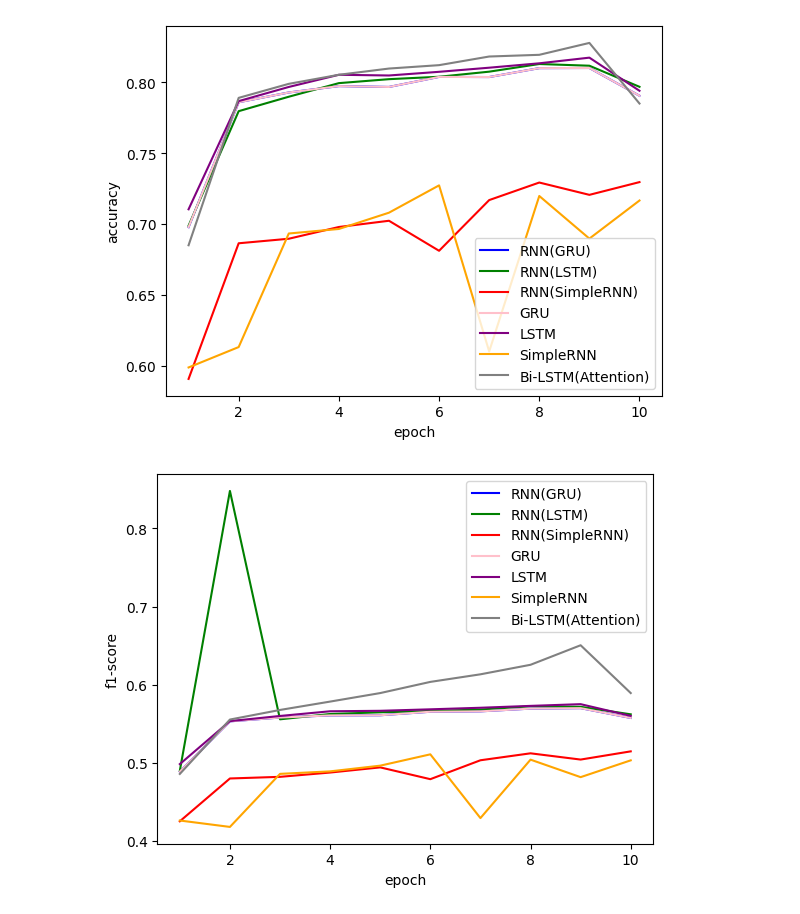
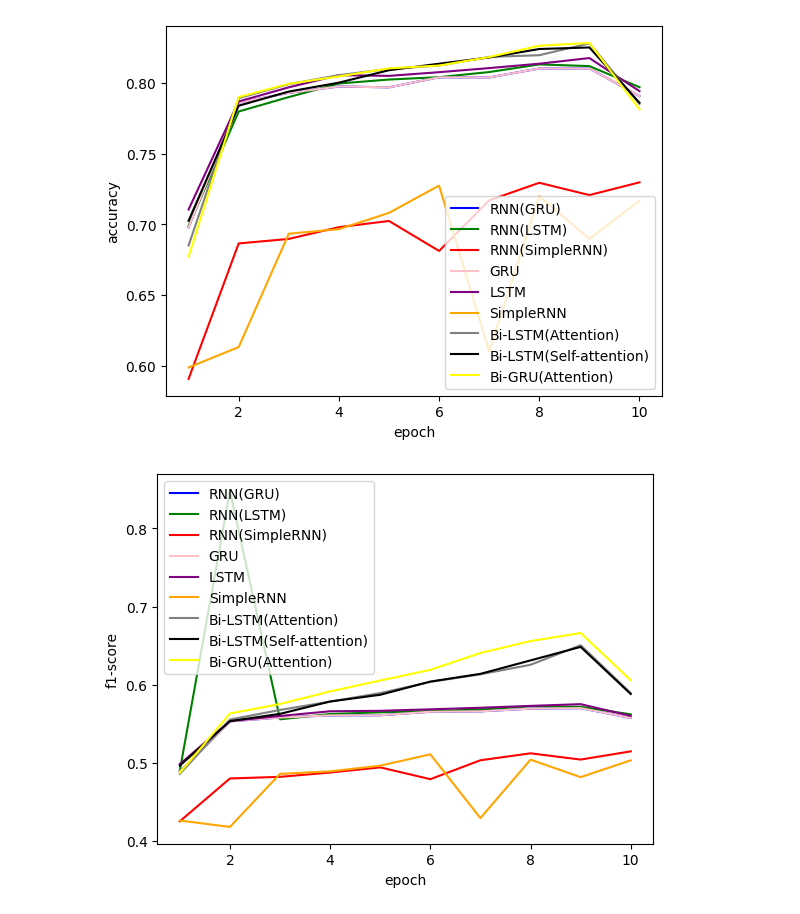
Before and after one commit to Mech-Who/SentimentAnalysis, a Jupyter notebook: draw_img.ipynb, the cells around one changed output. Saved outputs shown, nothing was run; the diff lists cells and outputs as text; code cells hidden in the pictures.

```diff
--- a/draw_img.ipynb
+++ b/draw_img.ipynb
@@ -23,8 +23,8 @@ plt.plot(x, gru[:len(x)], label='GRU', color='pink')
 plt.plot(x, lstm[:len(x)], label='LSTM', color='purple')
 plt.plot(x, simple_rnn[:len(x)], label='SimpleRNN', color='orange')
 plt.plot(x, bi_lstm_attention[:len(x)], label='Bi-LSTM(Attention)', color='gray')
-# plt.plot(x, bi_lstm_self_attention[:len(x)], label='Bi-LSTM(Self-attention)', color='black')
-# plt.plot(x, bi_gru_attention[:len(x)], label='Bi-GRU(Attention)', color='yellow')
+plt.plot(x, bi_lstm_self_attention[:len(x)], label='Bi-LSTM(Self-attention)', color='black')
+plt.plot(x, bi_gru_attention[:len(x)], label='Bi-GRU(Attention)', color='yellow')
 
 # 添加图例
 plt.legend()
@@ -34,7 +34,7 @@ plt.ylabel("accuracy")
 # 显示图表
 plt.show()
 # %% [output]
-[figure, old version]
+[figure, new version]
 # %%
 import matplotlib.pyplot as plt
 
@@ -42,36 +42,36 @@ import matplotlib.pyplot as plt
 x = range(1, 11)
 
 # f1-score
 rnn_gru = [0.4888 ,0.5531, 0.558, 0.5607, 0.5609, 0.5654, 0.5659, 0.5694, 0.57, 0.5575]
 rnn_lstm = [0.4899, 0.848, 0.5557, 0.5625, 0.5647, 0.5663, 0.5682, 0.5724, 0.5717, 0.5621]
 rnn_simgle = [0.4252, 0.48, 0.4821, 0.4876, 0.4942, 0.4791 ,0.5033, 0.5122 ,0.5042, 0.5147]
 gru = [0.4888, 0.5531, 0.558, 0.5607, 0.5609, 0.5654, 0.5659, 0.5694, 0.57, 0.5575]
 lstm = [0.4984, 0.5534, 0.56, 0.566, 0.5666, 0.5685, 0.5705, 0.5729, 0.5751, 0.5601]
 simple_rnn = [0.4262, 0.418, 0.4859, 0.4891, 0.4964, 0.5109, 0.4293, 0.5041, 0.4817, 0.5032]
 bi_lstm_attention = [0.4858, 0.5554, 0.5677, 0.5784, 0.5893, 0.6036, 0.6133, 0.6255, 0.6505, 0.5893]
 bi_lstm_self_attention = [0.4965, 0.5534, 0.5627, 0.5785, 0.5871, 0.604, 0.6139, 0.6311, 0.6484, 0.5881, 0.5891]
 bi_gru_attention = [0.4872, 0.5631, 0.5753, 0.5914, 0.6054, 0.619, 0.6406, 0.6558, 0.6662, 0.6058, 0.6051]
 
 # 绘制 6 条折线图
 plt.plot(x, rnn_gru[:len(x)], label='RNN(GRU)', color='blue')  # 线条为虚线，颜色为蓝色
 plt.plot(x, rnn_lstm[:len(x)], label='RNN(LSTM)', color='green')  # 线条为点划线，颜色为绿色
 plt.plot(x, rnn_simgle[:len(x)], label='RNN(SimpleRNN)', color='red')  # 线条为点线，颜色为红色
 plt.plot(x, gru[:len(x)], label='GRU', color='pink')  # 线条为点线，颜色为红色
 plt.plot(x, lstm[:len(x)], label='LSTM', color='purple')  # 线条为点线，颜色为红色
 plt.plot(x, simple_rnn[:len(x)], label='SimpleRNN', color='orange')  # 线条为点线，颜色为红色
 plt.plot(x, bi_lstm_attention[:len(x)], label='Bi-LSTM(Attention)', color='gray')
-# plt.plot(x, bi_lstm_self_attention[:len(x)], label='Bi-LSTM(Self-attention)', color='black')
-# plt.plot(x, bi_gru_attention[:len(x)], label='Bi-GRU(Attention)', color='yellow')
+plt.plot(x, bi_lstm_self_attention[:len(x)], label='Bi-LSTM(Self-attention)', color='black')
+plt.plot(x, bi_gru_attention[:len(x)], label='Bi-GRU(Attention)', color='yellow')
 
 # 添加图例
 plt.legend()
 plt.xlabel("epoch")
 plt.ylabel("f1-score")
 
 # 显示图表
 plt.show()
 # %% [output]
-[figure, old version]
+[figure, new version]
 # %%
 import matplotlib.pyplot as plt
 
```
Also changed, not shown: parts of 2 cells of this notebook, 3 other files.
